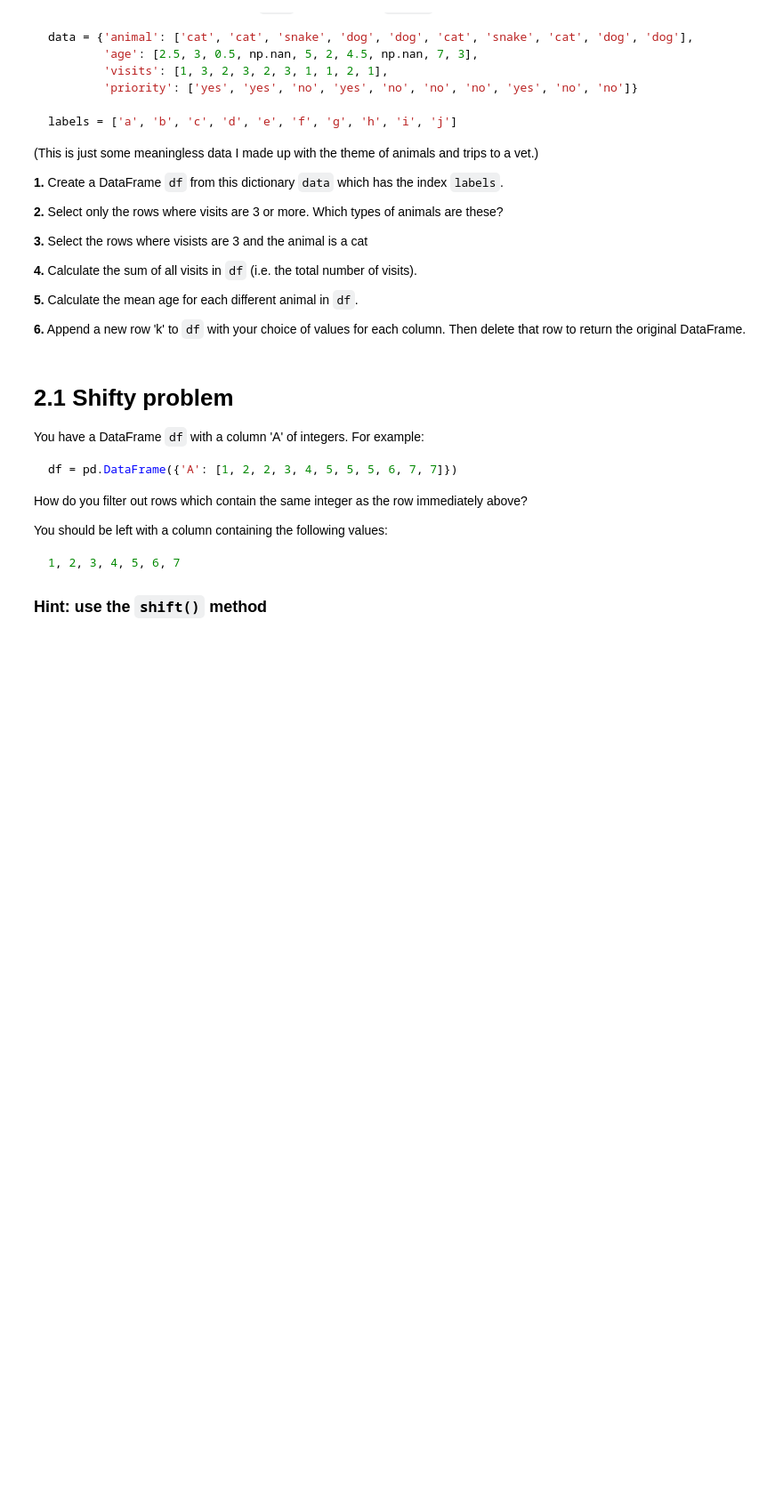
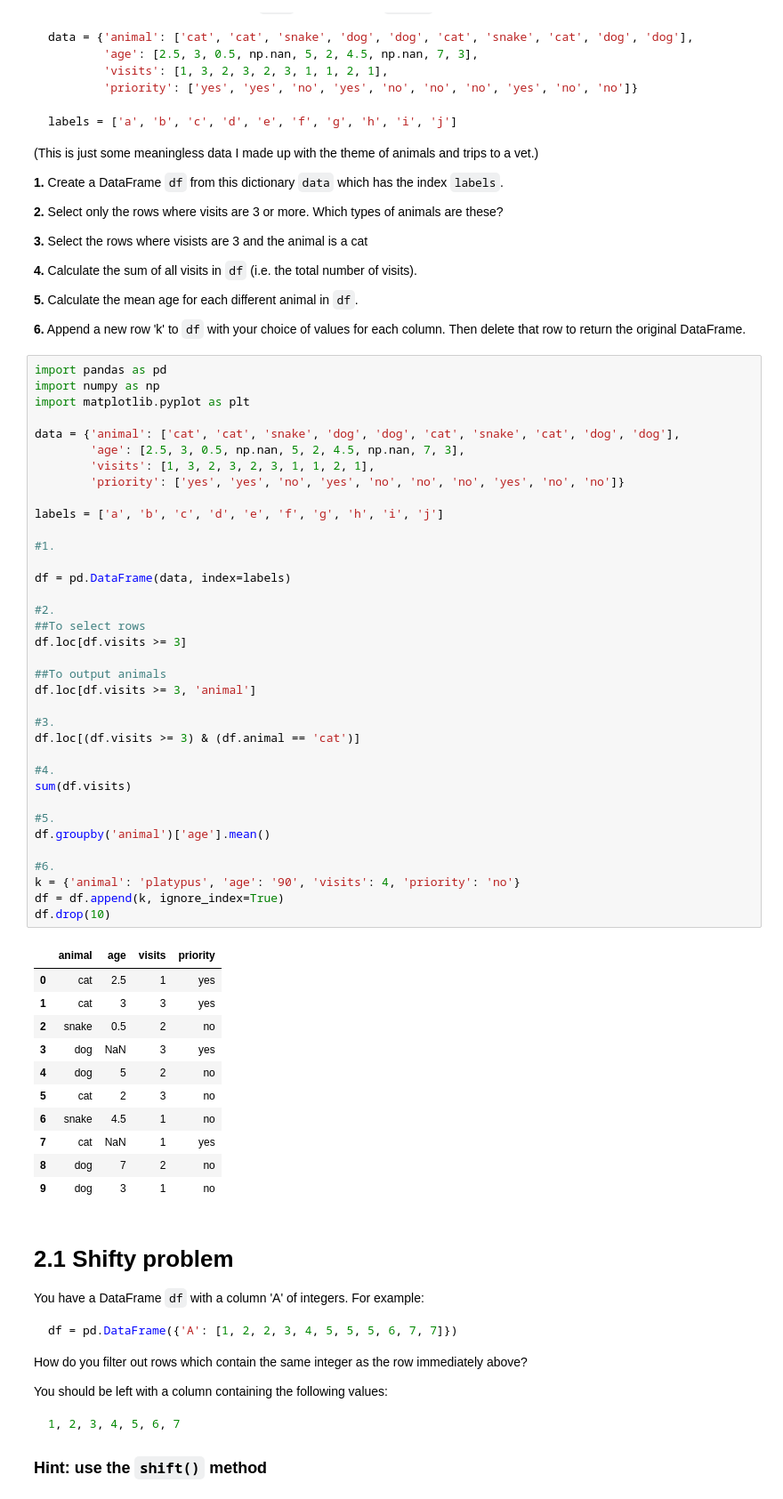
Before and after one commit to cb-ds-1/m2-1-pandas, a Jupyter notebook: workshop.ipynb, the cells around one changed output. Shown at 89% size. Saved outputs shown, nothing was run; the diff lists cells and outputs as text; blank space fills up the shorter version.

```diff
--- a/workshop.ipynb
+++ b/workshop.ipynb
@@ -31,6 +31,54 @@ labels = ['a', 'b', 'c', 'd', 'e', 'f', 'g', 'h', 'i', 'j']
 **5.** Calculate the mean age for each different animal in `df`.
 
 **6.** Append a new row 'k' to `df` with your choice of values for each column. Then delete that row to return the original DataFrame.
+# %%
+import pandas as pd
+import numpy as np
+import matplotlib.pyplot as plt
+
+data = {'animal': ['cat', 'cat', 'snake', 'dog', 'dog', 'cat', 'snake', 'cat', 'dog', 'dog'],
+        'age': [2.5, 3, 0.5, np.nan, 5, 2, 4.5, np.nan, 7, 3],
+        'visits': [1, 3, 2, 3, 2, 3, 1, 1, 2, 1],
+        'priority': ['yes', 'yes', 'no', 'yes', 'no', 'no', 'no', 'yes', 'no', 'no']}
+
+labels = ['a', 'b', 'c', 'd', 'e', 'f', 'g', 'h', 'i', 'j']
+
+#1.
+
+df = pd.DataFrame(data, index=labels)
+
+#2.
+##To select rows
+df.loc[df.visits >= 3]
+
+##To output animals
+df.loc[df.visits >= 3, 'animal']
+
+#3.
+df.loc[(df.visits >= 3) & (df.animal == 'cat')]
+
+#4.
+sum(df.visits)
+
+#5.
+df.groupby('animal')['age'].mean()
+
+#6.
+k = {'animal': 'platypus', 'age': '90', 'visits': 4, 'priority': 'no'}
+df = df.append(k, ignore_index=True)
+df.drop(10)
+# %% [output]
+|  | animal | age | visits | priority |
+| 0 | cat | 2.5 | 1 | yes |
+| 1 | cat | 3 | 3 | yes |
+| 2 | snake | 0.5 | 2 | no |
+| 3 | dog | NaN | 3 | yes |
+| 4 | dog | 5 | 2 | no |
+| 5 | cat | 2 | 3 | no |
+| 6 | snake | 4.5 | 1 | no |
+| 7 | cat | NaN | 1 | yes |
+| 8 | dog | 7 | 2 | no |
+| 9 | dog | 3 | 1 | no |
 # %% [markdown]
 # 2.1 Shifty problem
 
```
Also changed, not shown: parts of 13 cells of this notebook.
